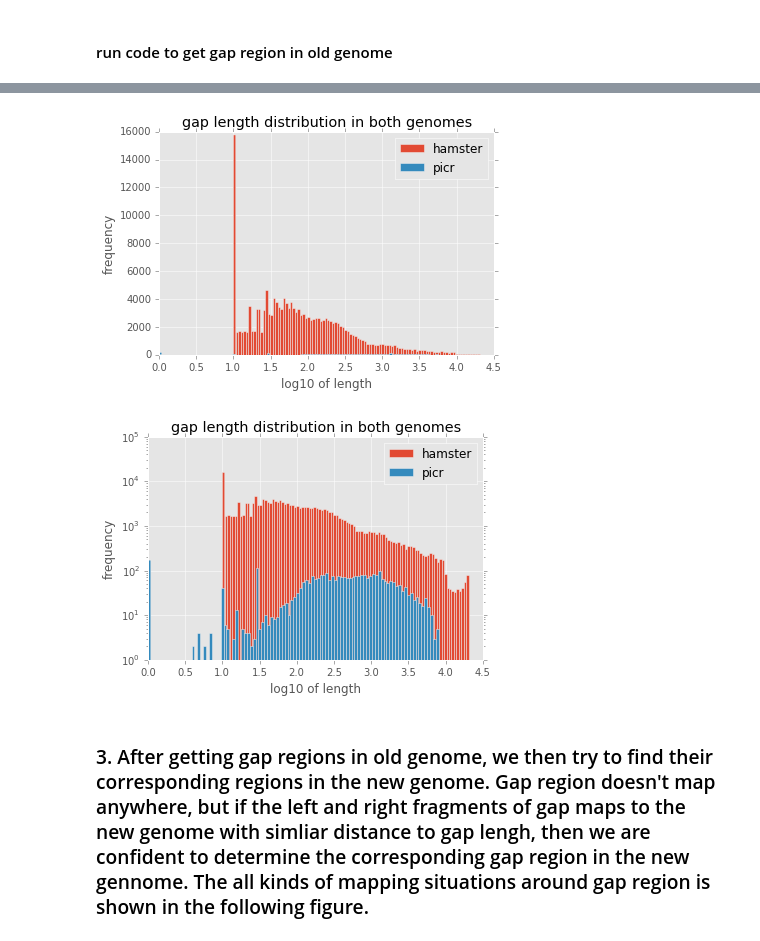
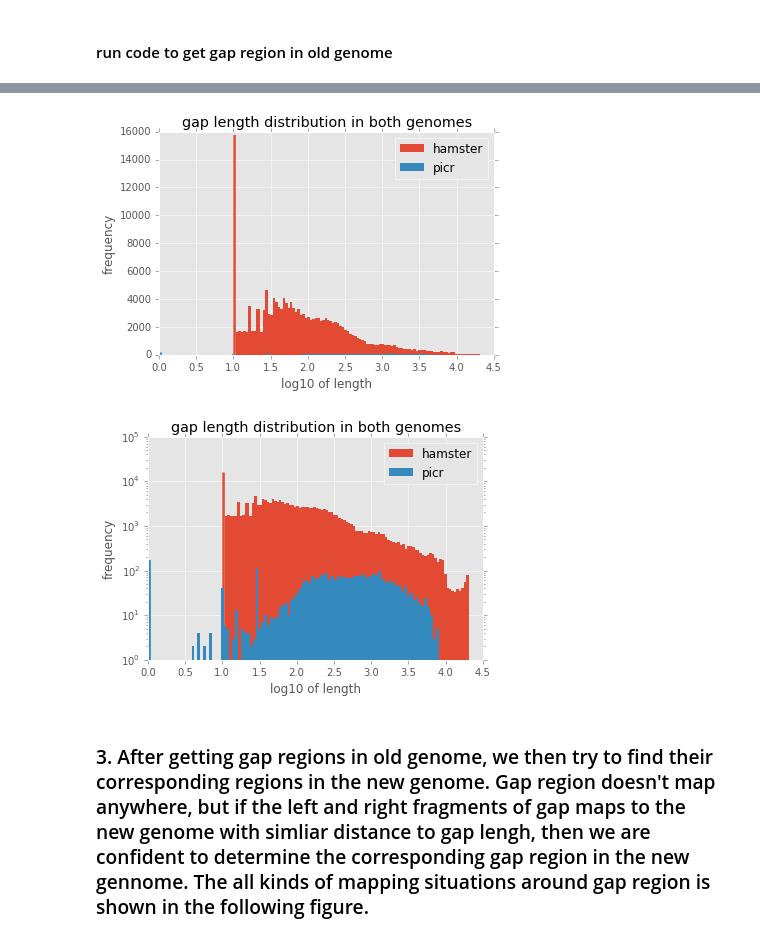
Before and after one commit to LewisLabUCSD/assembly_gaps, a Jupyter notebook: gap_analysis_between_two_assembly.ipynb, the cells around one changed output, grey strips where cells are left out. Drawn from its saved outputs; the diff is of its cells as text; code cells hidden in the pictures.

```diff
--- a/gap_analysis_between_two_assembly.ipynb
+++ b/gap_analysis_between_two_assembly.ipynb
@@ -126,7 +125,7 @@ def plot_gap_len_dist(fa,pos_file,figure,title,log=False):
         n = q_N_pos_df[q_N_pos_df['len'].values <= 90].shape[0]
         print 'there are',n,'short gaps','representing',float(n)/q_N_pos_df.shape[0]*100,' percent of total gaps'
 #         _ = plt.figure()
-        ax = np.log10(q_N_pos_df['len']).plot(kind='hist',bins=100,title=title)
+        ax = np.log10(q_N_pos_df['len']).plot(kind='hist',bins=100,title=title,edgecolor='none')
         _ = ax.set_xlabel('log10 of length')
         _ =ax.set_ylabel('frequency')
         _ =ax.set_xlim([0,4.5])
@@ -144,10 +143,10 @@ def wrap_plot_dist(old_fa,new_fa,qry_N_pos_file,ref_N_pos_file,figure,log=False)
     plt.savefig(figure,dpi=300)
 
 plt.figure()
-figure = folder + '/f01_gap_len_distribution.png'
+figure = folder + '/f01_gap_len_distribution.svg'
 wrap_plot_dist(old_fa,new_fa,qry_N_pos_file,ref_N_pos_file,figure,log=False)
 plt.figure()
-figure = folder + '/f02_gap_len_distribution_log.png'
+figure = folder + '/f02_gap_len_distribution_log.svg'
 wrap_plot_dist(old_fa,new_fa,qry_N_pos_file,ref_N_pos_file,figure,log=True)
 # %% [output]
 there are 97518 short gaps representing 58.6920410227  percent of total gaps
@@ -159,5 +158,5 @@ Wall time: 17.4 s
-[figure, old version]
+[figure, new version]
-[figure, old version]
+[figure, new version]
 # %% [markdown]
 ### 3. After getting gap regions in old genome, we then try to find their corresponding regions in the new genome. Gap region doesn't map anywhere, but if the left and right fragments of gap maps to the new genome with simliar distance to gap lengh, then we are confident to determine the corresponding gap region in the new gennome. The all kinds of mapping situations around gap region is shown in the following figure.
 # %%
```
Also changed, not shown: parts of 24 cells of this notebook.
